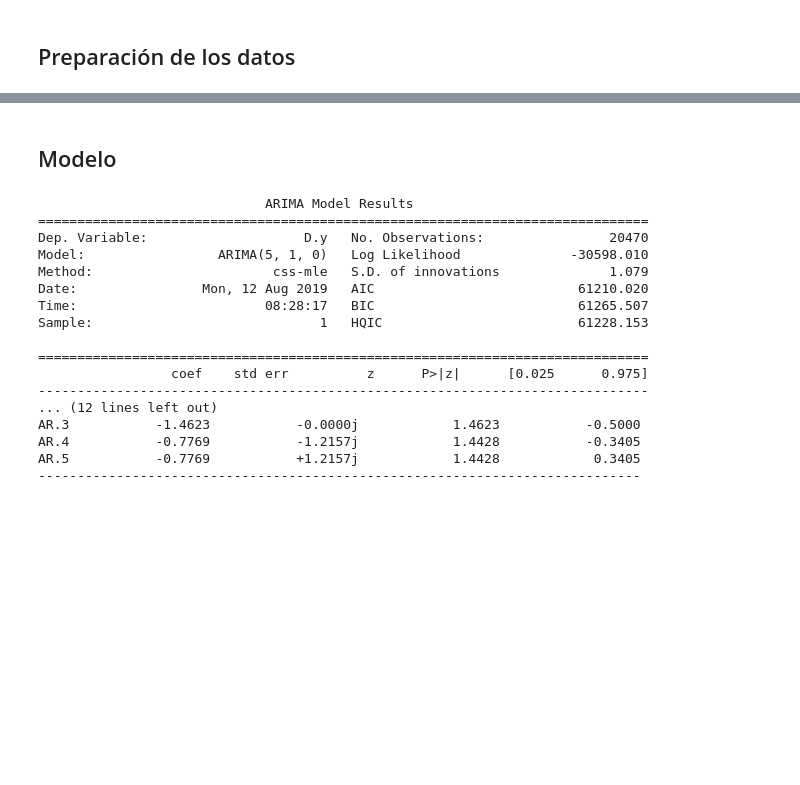
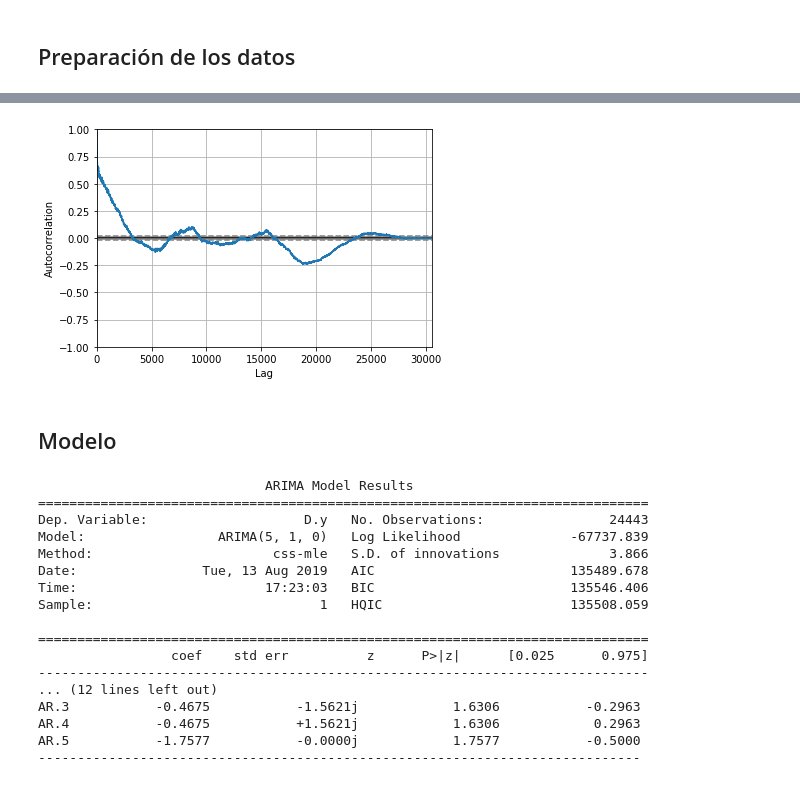
Before and after one commit to davidcerezal/energy-price-predictor, a Jupyter notebook: modelos/Arima.ipynb, the cells around one changed output, grey strips where cells are left out. Saved outputs shown, nothing was run; the diff lists cells and outputs as text; code cells hidden in the pictures; blank space fills up the shorter version.

```diff
--- a/modelos/Arima.ipynb
+++ b/modelos/Arima.ipynb
@@ -66,28 +56,34 @@ Ytrain_dim: (20471,)
+# %%
+autocorrelation_plot(data)
+pyplot.show()
+# %% [output]
+[figure, added]
 # %% [markdown]
 ## Modelo
 # %%
 from statsmodels.tsa.arima_model import ARIMA
+from pandas import DataFrame
 
-model = ARIMA(y_train_est, order=(5,1,0))
+model = ARIMA(np.asarray(train), order=(5,1,0))
 model_fit = model.fit(disp=0)
 print(model_fit.summary())
 # %% [output]
                              ARIMA Model Results
 ==============================================================================
-Dep. Variable:                    D.y   No. Observations:                20470
-Model:                 ARIMA(5, 1, 0)   Log Likelihood              -30598.010
-Method:                       css-mle   S.D. of innovations              1.079
-Date:                Mon, 12 Aug 2019   AIC                          61210.020
-Time:                        08:28:17   BIC                          61265.507
-Sample:                             1   HQIC                         61228.153
+Dep. Variable:                    D.y   No. Observations:                24443
+Model:                 ARIMA(5, 1, 0)   Log Likelihood              -67737.839
+Method:                       css-mle   S.D. of innovations              3.866
+Date:                Tue, 13 Aug 2019   AIC                         135489.678
+Time:                        17:23:03   BIC                         135546.406
+Sample:                             1   HQIC                        135508.059
 
 ==============================================================================
                  coef    std err          z      P>|z|      [0.025      0.975]
 ------------------------------------------------------------------------------
 ... (12 lines left out)
-AR.3           -1.4623           -0.0000j            1.4623           -0.5000
-AR.4           -0.7769           -1.2157j            1.4428           -0.3405
-AR.5           -0.7769           +1.2157j            1.4428            0.3405
+AR.3           -0.4675           -1.5621j            1.6306           -0.2963
+AR.4           -0.4675           +1.5621j            1.6306            0.2963
+AR.5           -1.7577           -0.0000j            1.7577           -0.5000
 -----------------------------------------------------------------------------
 # %%
 residuals = DataFrame(model_fit.resid)
```
Also changed, not shown: parts of 11 cells of this notebook, 2 other files.
